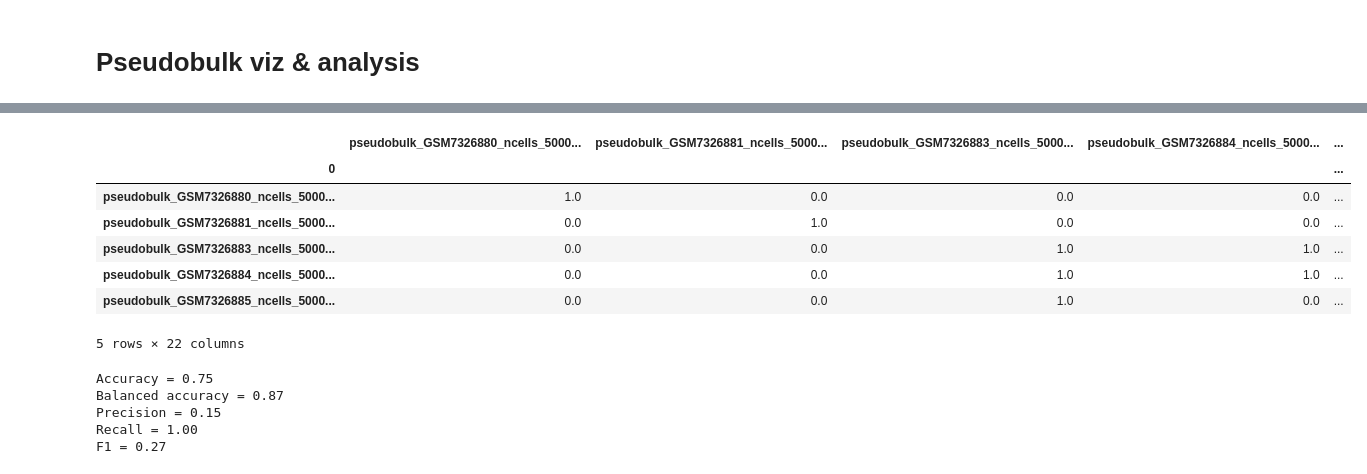
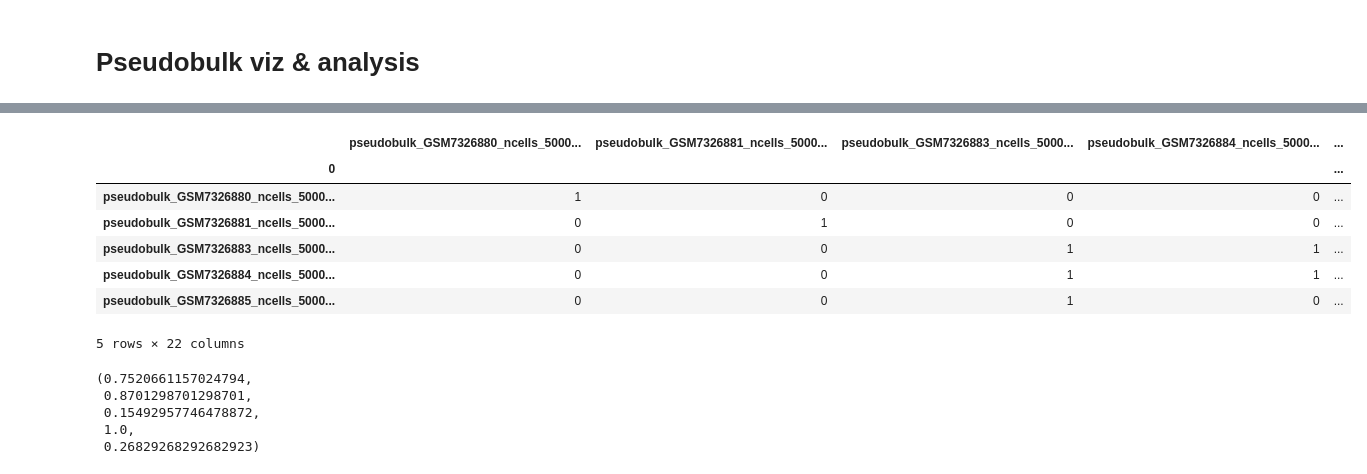
Before and after one commit to emma2207/hgsoc-reconstruction, a Jupyter notebook: sample_id_matching/scripts/experiment/ngscheckmate_analysis.ipynb, the cells around one changed output, grey strips where cells are left out. Saved outputs shown, nothing was run; the diff lists cells and outputs as text; code cells hidden in the pictures.

```diff
--- a/sample_id_matching/scripts/experiment/ngscheckmate_analysis.ipynb
+++ b/sample_id_matching/scripts/experiment/ngscheckmate_analysis.ipynb
@@ -108,11 +98,0 @@ inferred_matches_submatrix = inferred_matches.loc[
-# %%
-inferred_matches_submatrix.head()
-# %% [output]
-|  | pseudobulk_GSM7326880_ncells_5000... | pseudobulk_GSM7326881_ncells_5000... | pseudobulk_GSM7326883_ncells_5000... | pseudobulk_GSM7326884_ncells_5000... | ... |
-| 0 |  |  |  |  | ... |
-| pseudobulk_GSM7326880_ncells_5000... | 1.0 | 0.0 | 0.0 | 0.0 | ... |
-| pseudobulk_GSM7326881_ncells_5000... | 0.0 | 1.0 | 0.0 | 0.0 | ... |
-| pseudobulk_GSM7326883_ncells_5000... | 0.0 | 0.0 | 1.0 | 1.0 | ... |
-| pseudobulk_GSM7326884_ncells_5000... | 0.0 | 0.0 | 1.0 | 1.0 | ... |
-| pseudobulk_GSM7326885_ncells_5000... | 0.0 | 0.0 | 1.0 | 0.0 | ... |
-5 rows × 22 columns
@@ -134,20 +99,25 @@ tn, fp, fn, tp = confusion_matrix(true_matches_long, inferred_matches_long).rave
-# %%
-accuracy = (tp + tn) / (tp + tn + fp + fn)
-tpr = tp / (tp + fn)
-tnr = tn / (tn + fp)
-balanced_accuracy = (tpr + tnr) / 2
-precision = tp / (tp + fp)
-recall = tp / (tp + fn)
-f1 = 2 * precision * recall / (precision + recall)
-
-print(f"Accuracy = {accuracy:.2f}")
-print(f"Balanced accuracy = {balanced_accuracy:.2f}")
-print(f"Precision = {precision:.2f}")
-print(f"Recall = {recall:.2f}")
-print(f"F1 = {f1:.2f}")
-# %% [output]
-Accuracy = 0.75
-Balanced accuracy = 0.87
-Precision = 0.15
-Recall = 1.00
-F1 = 0.27
+# %%
+inferred_matches = parse_sample_matching_results_ngscheckmate(DATA_PATH, pseudobulk, dataset, ncells, rd)
+# Filter NGSCheckmate sample matches matrix to only samples ending in _1 in rows and samples ending in _2 in columns (or _2 vs _3 or _1 vs _3)
+inferred_matches_filtered = inferred_matches.loc[
+    [idx for idx in inferred_matches.index if idx.endswith(pseudobulk_1)],
+    [col for col in inferred_matches.columns if col.endswith(pseudobulk_2)]
+]
+inferred_matches_filtered.head()
+# %% [output]
+|  | pseudobulk_GSM7326880_ncells_5000... | pseudobulk_GSM7326881_ncells_5000... | pseudobulk_GSM7326883_ncells_5000... | pseudobulk_GSM7326884_ncells_5000... | ... |
+| 0 |  |  |  |  | ... |
+| pseudobulk_GSM7326880_ncells_5000... | 1 | 0 | 0 | 0 | ... |
+| pseudobulk_GSM7326881_ncells_5000... | 0 | 1 | 0 | 0 | ... |
+| pseudobulk_GSM7326883_ncells_5000... | 0 | 0 | 1 | 1 | ... |
+| pseudobulk_GSM7326884_ncells_5000... | 0 | 0 | 1 | 1 | ... |
+| pseudobulk_GSM7326885_ncells_5000... | 0 | 0 | 1 | 0 | ... |
+5 rows × 22 columns
+# %%
+calculate_accuracy_metrics_pseudobulk(inferred_matches_filtered.astype('int64'))
+# %% [output]
+(0.7520661157024794,
+ 0.8701298701298701,
+ 0.15492957746478872,
+ 1.0,
+ 0.26829268292682923)
```
Also changed, not shown: parts of 10 cells of this notebook, 7 other files.
